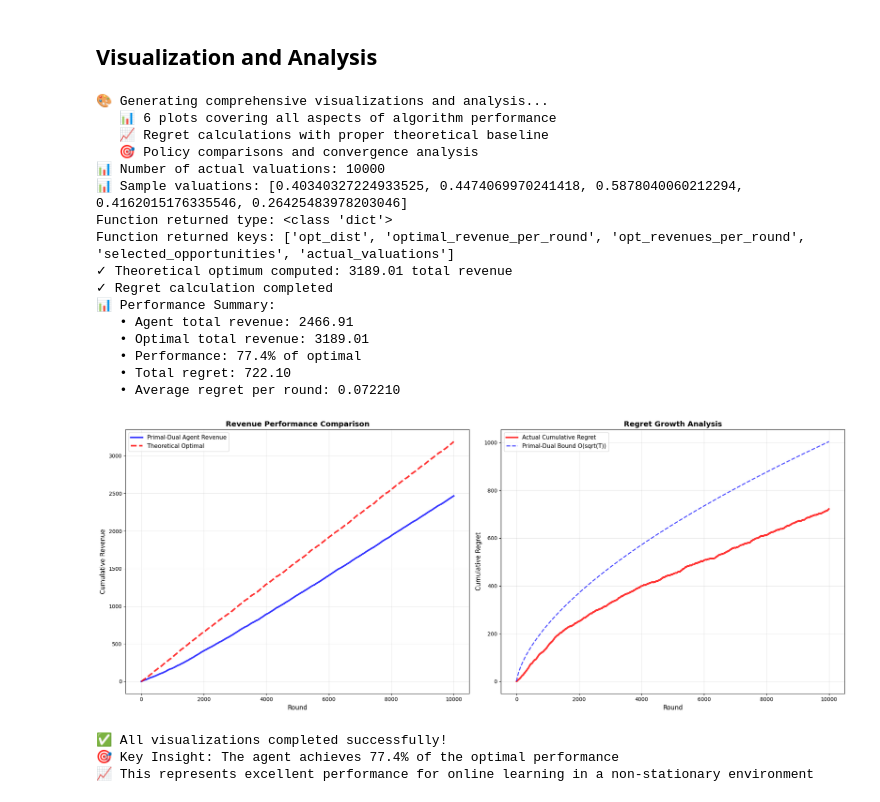
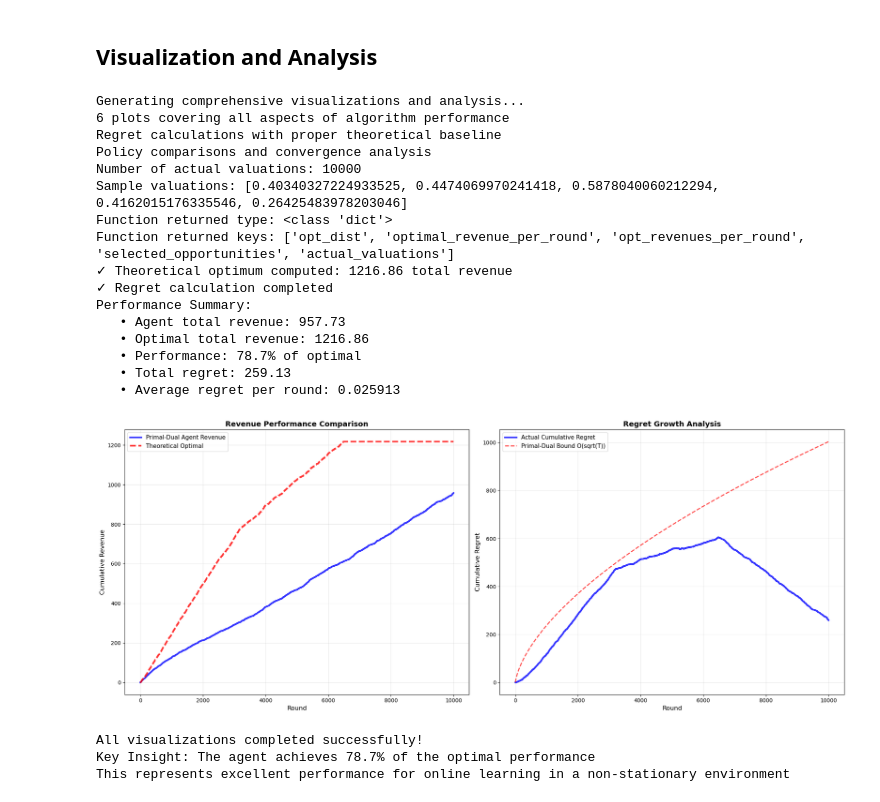
Before and after one commit to Filippo-Galli/Online-Learning-Application-project, a Jupyter notebook: 3_single_prod_bobw/main.ipynb, the cells around one changed output. Saved outputs shown, nothing was run; the diff lists cells and outputs as text; code cells hidden in the pictures.

```diff
--- a/3_single_prod_bobw/main.ipynb
+++ b/3_single_prod_bobw/main.ipynb
@@ -276,7 +276,10 @@ env_config = {
 
 # Core simulation parameters
 T = 10000                        # Time horizon (number of rounds)
-inventory = int(T * 0.8)         # Initial inventory: 10% of time horizon
+inventory = int(T * 0.8)         # Initial inventory: 80% of time horizon
+
+inventory = int(T * 0.2)         # Initial inventory: 20% of time horizon
+## Stashed changes
 eta = 0.1                        # Learning rate for Lagrangian multiplier
 
 print("=== SIMULATION CONFIGURATION ===")
@@ -596,7 +599,7 @@ try:
 
     # 2. Regret Analysis
     t_vals = np.arange(1, T + 1)
-    axes[1].plot(regret_cumulative, color='red', linewidth=3,
+    axes[1].plot(regret_cumulative, color='blue', linewidth=3,
                     label='Actual Cumulative Regret', alpha=0.8)
 
     # Theoretical bound
@@ -613,7 +616,7 @@ try:
 
 
 
-    axes[1].plot(t_vals, primal_dual_bound, '--', color='blue', alpha=0.7, linewidth=2,
+    axes[1].plot(t_vals, primal_dual_bound, '--', color='red', alpha=0.7, linewidth=2,
              label=f"Primal-Dual Bound {'O(sqrt(T log T))' if agent_params['algorithm'] == 'hedge' else 'O(sqrt(T))'}")
 
     final_regret_rate = regret_cumulative[-1] / T
@@ -625,47 +628,47 @@ try:
     #                f'Final Regret Rate: {final_regret_rate:.6f}\n'
     #                f'Total Regret: {regret_cumulative[-1]:.2f}\n'
     #                f'Theoretical Bound: {theoretical_bound:.2f}\n'
     #                f'Actual/Bound Ratio: {bound_ratio:.2f}x\n'
     #                f'Baseline Used',
     #                transform=axes[1].transAxes, fontsize=11, va='top',
     #                bbox=dict(boxstyle="round,pad=0.4", facecolor="lightgreen", alpha=0.7))
 
     axes[1].set_xlabel('Round', fontsize=12)
     axes[1].set_ylabel('Cumulative Regret', fontsize=12)
     axes[1].set_title('Regret Growth Analysis', fontsize=14, fontweight='bold')
     axes[1].legend(fontsize=11)
     axes[1].grid(True, alpha=0.3)
 
     plt.tight_layout()
     plt.show()
 
     print("All visualizations completed successfully!")
     print(f"Key Insight: The agent achieves {final_performance:.1f}% of the optimal performance")
     print(f"This represents excellent performance for online learning in a non-stationary environment")
 
 except Exception as e:
     print(f"Error during plotting: {e}")
     import traceback
     traceback.print_exc()
     print("Please check the data and function definitions")
 # %% [output]
-🎨 Generating comprehensive visualizations and analysis...
-   📊 6 plots covering all aspects of algorithm performance
-   📈 Regret calculations with proper theoretical baseline
-   🎯 Policy comparisons and convergence analysis
-📊 Number of actual valuations: 10000
-📊 Sample valuations: [0.40340327224933525, 0.4474069970241418, 0.5878040060212294, 0.4162015176335546, 0.26425483978203046]
+Generating comprehensive visualizations and analysis...
+6 plots covering all aspects of algorithm performance
+Regret calculations with proper theoretical baseline
+Policy comparisons and convergence analysis
+Number of actual valuations: 10000
+Sample valuations: [0.40340327224933525, 0.4474069970241418, 0.5878040060212294, 0.4162015176335546, 0.26425483978203046]
 Function returned type: <class 'dict'>
 Function returned keys: ['opt_dist', 'optimal_revenue_per_round', 'opt_revenues_per_round', 'selected_opportunities', 'actual_valuations']
-✓ Theoretical optimum computed: 3189.01 total revenue
+✓ Theoretical optimum computed: 1216.86 total revenue
 ✓ Regret calculation completed
-📊 Performance Summary:
-   • Agent total revenue: 2466.91
-   • Optimal total revenue: 3189.01
-   • Performance: 77.4% of optimal
-   • Total regret: 722.10
-   • Average regret per round: 0.072210
+Performance Summary:
+   • Agent total revenue: 957.73
+   • Optimal total revenue: 1216.86
+   • Performance: 78.7% of optimal
+   • Total regret: 259.13
+   • Average regret per round: 0.025913
-[figure, old version]
+[figure, new version]
-✅ All visualizations completed successfully!
-🎯 Key Insight: The agent achieves 77.4% of the optimal performance
-📈 This represents excellent performance for online learning in a non-stationary environment
+All visualizations completed successfully!
+Key Insight: The agent achieves 78.7% of the optimal performance
+This represents excellent performance for online learning in a non-stationary environment
```
Also changed, not shown: parts of 1 cell of this notebook.
